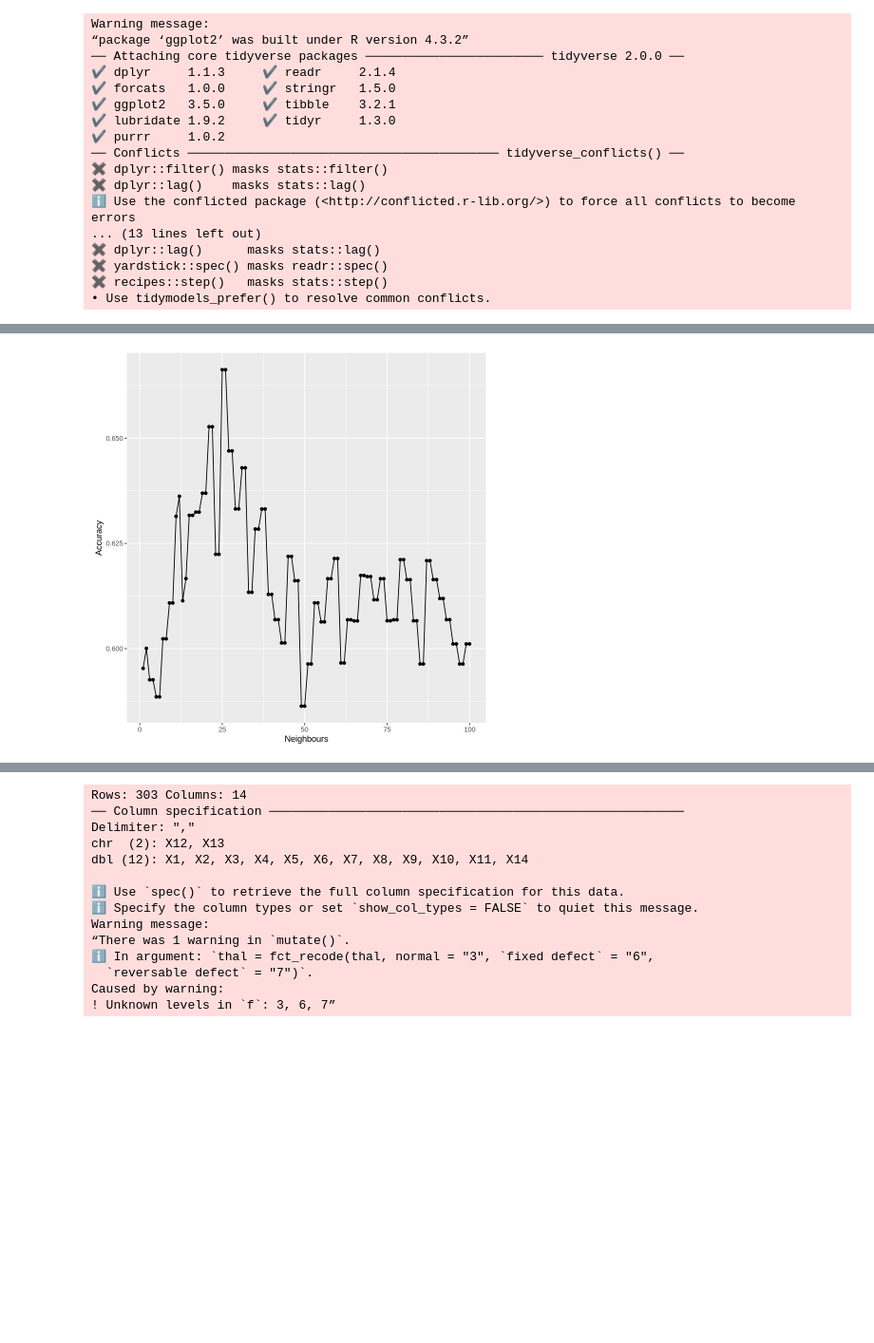
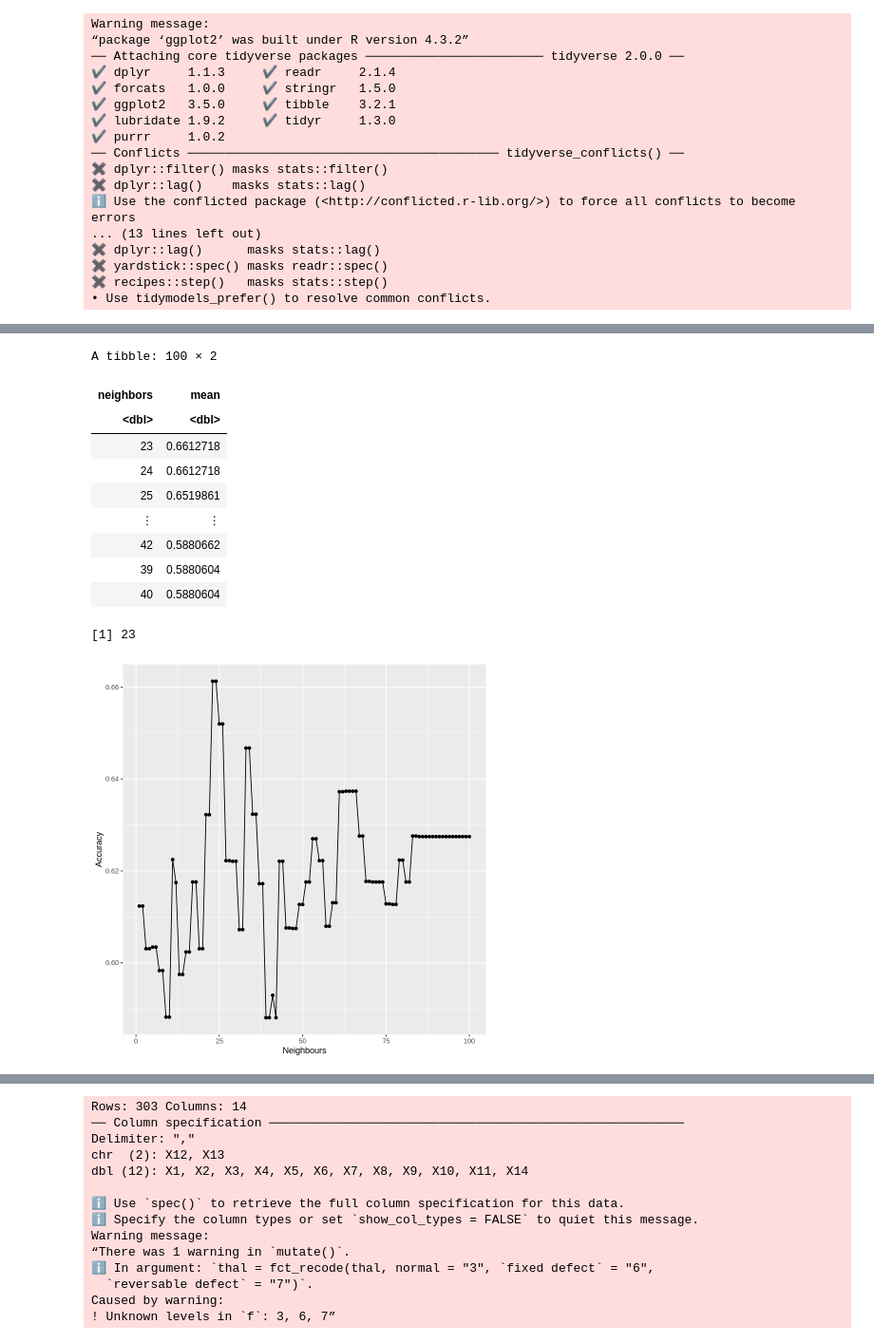
Before and after one commit to ANGUO17/dsci-100-2023w2-group-06, a Jupyter notebook: Group Project Report.ipynb, the cells around one changed output, grey strips where cells are left out. Shown at 95% size. Drawn from its saved outputs; the diff is of its cells as text; code cells hidden in the pictures; blank space fills up the shorter version.

```diff
--- a/Group Project Report.ipynb
+++ b/Group Project Report.ipynb
@@ -135,7 +136,9 @@ hungary_recipe <- recipe(diagnosis ~ age + sex + chol  , data = data_training2)
 
 #male = 1, female = 2
 # %%
-hungary_vfold <-  vfold_cv(data_training2, v = 10, strata = diagnosis)
+
+
+hungary_vfold <-  vfold_cv(data_training2, v = 5, strata = diagnosis)
 hungary_spec <- nearest_neighbor(weight_func = 'rectangular', neighbors = tune()) |>
     set_engine("kknn") |>
     set_mode("classification")
@@ -151,21 +154,33 @@ best_fit <- workflow() |>
     filter(.metric == "accuracy") |>
     select(neighbors, mean) |>
     arrange(desc(mean))
-
-
-best_k <- best_fit |>
-    slice(1) |>
-    pull(1)
-
-
-best_k_plot <- best_fit |>
-    ggplot(aes(x = neighbors, y = mean)) +
-    geom_point() +
-    geom_line() +
-    labs(x = "Neighbours", y = "Accuracy")
-best_k_plot
+best_fit
 # %% [output]
-[figure, removed]
+A tibble: 100 × 2
+| neighbors | mean |
+| <dbl> | <dbl> |
+| 23 | 0.6612718 |
+| 24 | 0.6612718 |
+| 25 | 0.6519861 |
+| ⋮ | ⋮ |
+| 42 | 0.5880662 |
+| 39 | 0.5880604 |
+| 40 | 0.5880604 |
+# %%
+best_k <- best_fit |>
+    slice(1) |>
+    pull(1)
+best_k
+
+best_k_plot <- best_fit |>
+    ggplot(aes(x = neighbors, y = mean)) +
+    geom_point() +
+    geom_line() +
+    labs(x = "Neighbours", y = "Accuracy")
+best_k_plot
+# %% [output]
+[1] 23
+[figure, added]
 # %%
 
 hungary_spec2 <- nearest_neighbor(weight_func = 'rectangular', neighbors = best_k) |>
```
Also changed, not shown: parts of 4 cells of this notebook.
